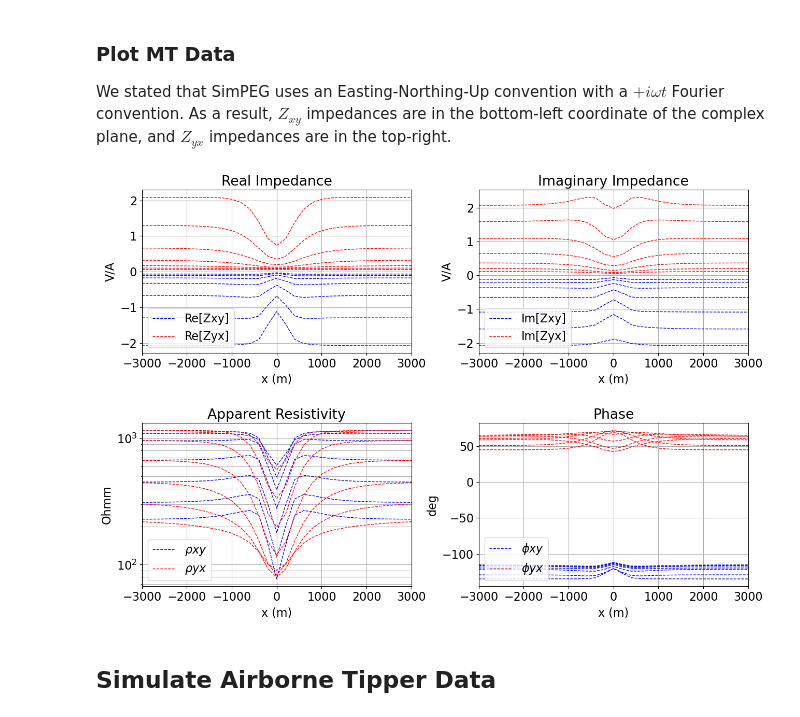
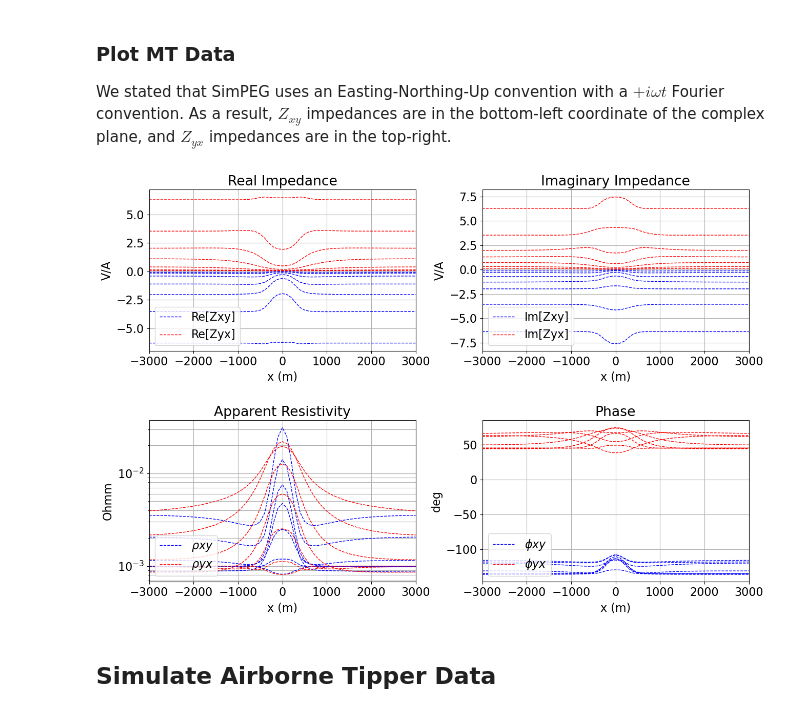
Before and after one commit to simpeg/user-tutorials, a Jupyter notebook: notebooks/09-nsem/fwd_nsem_2d.ipynb, the cells around one changed output. Cells and saved outputs as stored; diff of their text form; code cells hidden in the pictures.

```diff
--- a/notebooks/09-nsem/fwd_nsem_2d.ipynb
+++ b/notebooks/09-nsem/fwd_nsem_2d.ipynb
@@ -98,9 +98,9 @@ basement_conductivity = 1e-2
 block_conductivity = 1e-1
 
 # Geometry parameters
-block_corner_1 = np.r_[-200.0, -360.0]
-block_corner_2 = np.r_[200., -40.]
-basement_elevation = -600
+block_corner_1 = np.r_[-300.0, -420.0]
+block_corner_2 = np.r_[300., 0.]
+basement_elevation = -800
 # %% [markdown]
 ### Survey Geometry
 
@@ -123,8 +123,8 @@ The tipper survey uses a ZTEM configuration where a surface base station is loca
 interp_fun = interp1d(x_topo, z_topo)
 # %%
 # Frequencies and locations for ground MT stations
-frequencies_mt = np.logspace(1, 3, 7)
-locations_x_mt = np.arange(-3000., 3001., 200.)
+frequencies_mt = np.logspace(1, 4, 7)
+locations_x_mt = np.arange(-3000., 3001., 100.)
 locations_z_mt = interp_fun(locations_x_mt)  # place on surface
 locations_mt = np.c_[locations_x_mt, locations_z_mt]
 
@@ -508,37 +510,37 @@ for ii in range(2):
         ax[COUNT] = fig.add_axes([0.1+0.5*jj, 0.6-0.5*ii, 0.4, 0.35])
         for kk in range(len(frequencies_mt)):
             if COUNT == 2:
-                ax[COUNT].semilogy(locations_x_mt, Zxy[kk, COUNT, :].T, 'b--', lw=1)
-                ax[COUNT].semilogy(locations_x_mt, Zyx[kk, COUNT, :].T, 'r--', lw=1)
+                ax[COUNT].semilogy(locations_x_mt, 1/Zxy[kk, COUNT, :].T, 'b--', lw=1)
+                ax[COUNT].semilogy(locations_x_mt, 1/Zyx[kk, COUNT, :].T, 'r--', lw=1)
             else:
                 ax[COUNT].plot(locations_x_mt, Zxy[kk, COUNT, :].T, 'b--', lw=1)
                 ax[COUNT].plot(locations_x_mt, Zyx[kk, COUNT, :].T, 'r--', lw=1)
 
         ax[COUNT].set_xlim([locations_x_mt.min(), locations_x_mt.max()])
         ax[COUNT].set_xlabel("x (m)", labelpad=5)
         ax[COUNT].grid(which='both')
 
         if COUNT == 0:
             ax[COUNT].set_ylabel("V/A", labelpad=5)
             ax[COUNT].set_title("Real Impedance")
             ax[COUNT].legend(['Re[Zxy]', 'Re[Zyx]'], loc='lower left')
         elif COUNT == 1:
             ax[COUNT].set_ylabel("V/A", labelpad=5)
             ax[COUNT].set_title("Imaginary Impedance")
             ax[COUNT].legend(['Im[Zxy]', 'Im[Zyx]'], loc='lower left')
         elif COUNT == 2:
             ax[COUNT].set_ylabel("Ohmm", labelpad=5)
             ax[COUNT].set_title("Apparent Resistivity")
             ax[COUNT].legend(['$\\rho xy$', '$\\rho yx$'], loc='lower left')
         elif COUNT == 3:
             ax[COUNT].set_ylabel("deg", labelpad=5)
             ax[COUNT].set_title("Phase")
             ax[COUNT].legend(['$\\phi xy$', '$\\phi yx$'], loc='lower left')
         COUNT = COUNT + 1
 
 plt.show(fig)
 # %% [output]
-[figure, old version]
+[figure, new version]
 # %% [markdown]
 ## Simulate Airborne Tipper Data
 # %% [markdown]
```
Also changed, not shown: parts of 9 cells of this notebook, 11 other files.
